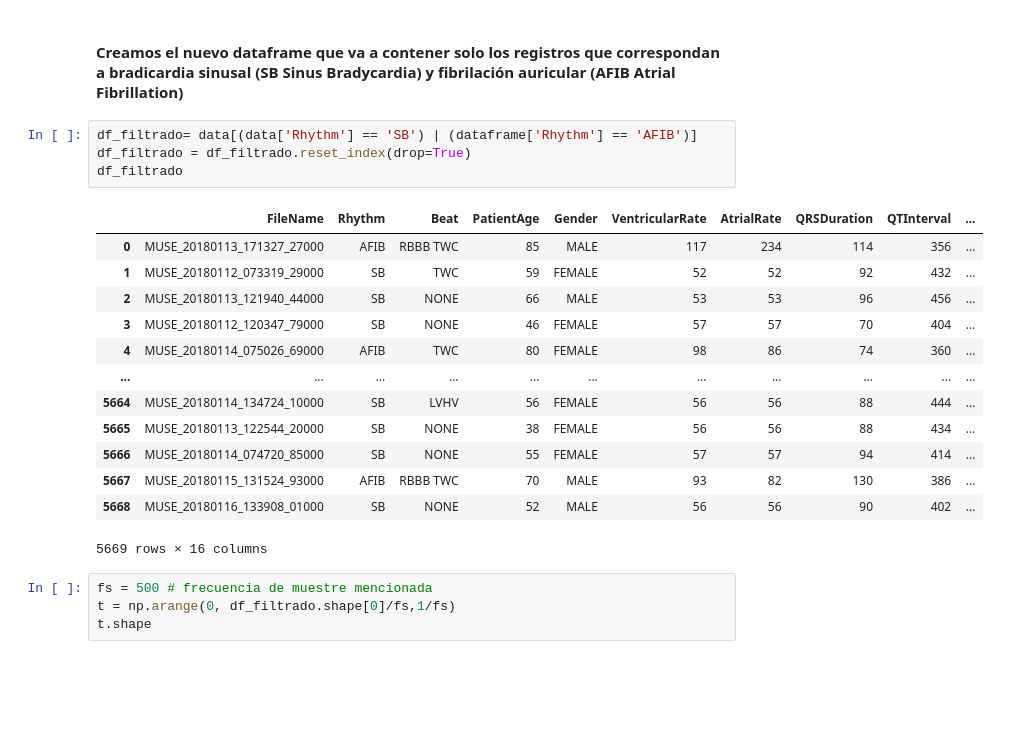
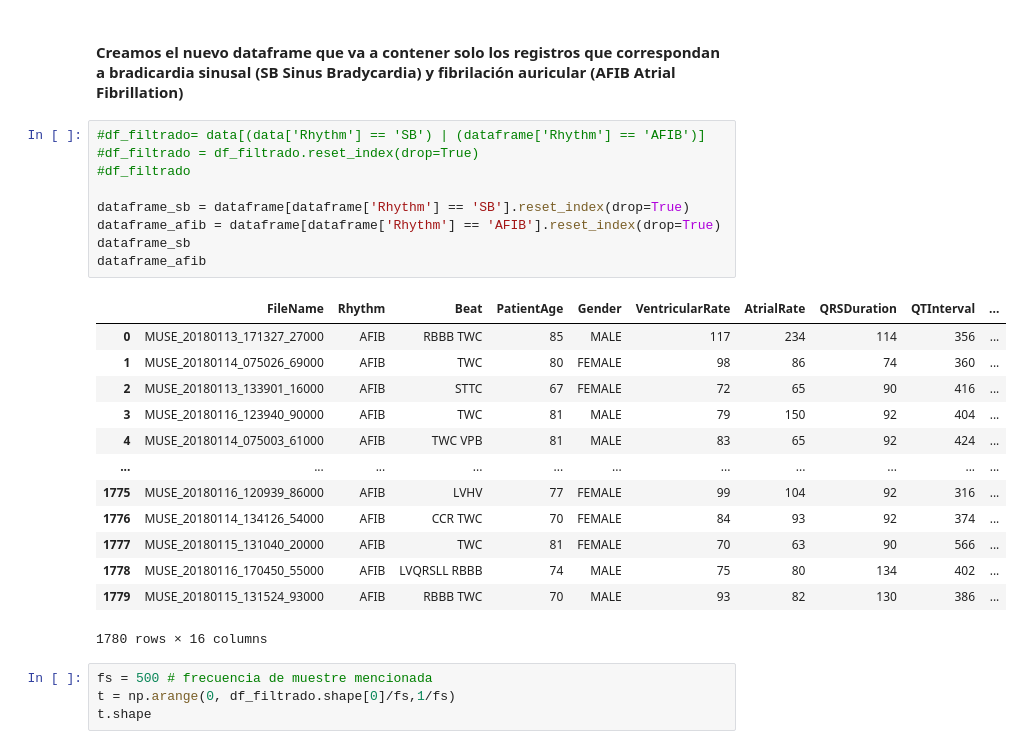
Before and after one commit to juandayo001/Biose-ales_20242, a Jupyter notebook: proyecto2biosenales.ipynb, the cells around one changed output. Cells and saved outputs as stored; diff of their text form; blank space fills up the shorter version.

```diff
--- a/proyecto2biosenales.ipynb
+++ b/proyecto2biosenales.ipynb
@@ -40,23 +40,28 @@ dataframe
 # %% [markdown]
 #### Creamos el nuevo dataframe que va a contener solo los registros que correspondan a bradicardia sinusal (SB Sinus Bradycardia) y fibrilación auricular (AFIB Atrial Fibrillation)
 # %%
-df_filtrado= data[(data['Rhythm'] == 'SB') | (dataframe['Rhythm'] == 'AFIB')]
-df_filtrado = df_filtrado.reset_index(drop=True)
-df_filtrado
+#df_filtrado= data[(data['Rhythm'] == 'SB') | (dataframe['Rhythm'] == 'AFIB')]
+#df_filtrado = df_filtrado.reset_index(drop=True)
+#df_filtrado
+
+dataframe_sb = dataframe[dataframe['Rhythm'] == 'SB'].reset_index(drop=True)
+dataframe_afib = dataframe[dataframe['Rhythm'] == 'AFIB'].reset_index(drop=True)
+dataframe_sb
+dataframe_afib
 # %% [output]
 |  | FileName | Rhythm | Beat | PatientAge | Gender | VentricularRate | AtrialRate | QRSDuration | QTInterval | ... |
 | 0 | MUSE_20180113_171327_27000 | AFIB | RBBB TWC | 85 | MALE | 117 | 234 | 114 | 356 | ... |
-| 1 | MUSE_20180112_073319_29000 | SB | TWC | 59 | FEMALE | 52 | 52 | 92 | 432 | ... |
-| 2 | MUSE_20180113_121940_44000 | SB | NONE | 66 | MALE | 53 | 53 | 96 | 456 | ... |
-| 3 | MUSE_20180112_120347_79000 | SB | NONE | 46 | FEMALE | 57 | 57 | 70 | 404 | ... |
-| 4 | MUSE_20180114_075026_69000 | AFIB | TWC | 80 | FEMALE | 98 | 86 | 74 | 360 | ... |
+| 1 | MUSE_20180114_075026_69000 | AFIB | TWC | 80 | FEMALE | 98 | 86 | 74 | 360 | ... |
+| 2 | MUSE_20180113_133901_16000 | AFIB | STTC | 67 | FEMALE | 72 | 65 | 90 | 416 | ... |
+| 3 | MUSE_20180116_123940_90000 | AFIB | TWC | 81 | MALE | 79 | 150 | 92 | 404 | ... |
+| 4 | MUSE_20180114_075003_61000 | AFIB | TWC VPB | 81 | MALE | 83 | 65 | 92 | 424 | ... |
 | ... | ... | ... | ... | ... | ... | ... | ... | ... | ... | ... |
-| 5664 | MUSE_20180114_134724_10000 | SB | LVHV | 56 | FEMALE | 56 | 56 | 88 | 444 | ... |
-| 5665 | MUSE_20180113_122544_20000 | SB | NONE | 38 | FEMALE | 56 | 56 | 88 | 434 | ... |
-| 5666 | MUSE_20180114_074720_85000 | SB | NONE | 55 | FEMALE | 57 | 57 | 94 | 414 | ... |
-| 5667 | MUSE_20180115_131524_93000 | AFIB | RBBB TWC | 70 | MALE | 93 | 82 | 130 | 386 | ... |
-| 5668 | MUSE_20180116_133908_01000 | SB | NONE | 52 | MALE | 56 | 56 | 90 | 402 | ... |
+| 1775 | MUSE_20180116_120939_86000 | AFIB | LVHV | 77 | FEMALE | 99 | 104 | 92 | 316 | ... |
+| 1776 | MUSE_20180114_134126_54000 | AFIB | CCR TWC | 70 | FEMALE | 84 | 93 | 92 | 374 | ... |
+| 1777 | MUSE_20180115_131040_20000 | AFIB | TWC | 81 | FEMALE | 70 | 63 | 90 | 566 | ... |
+| 1778 | MUSE_20180116_170450_55000 | AFIB | LVQRSLL RBBB | 74 | MALE | 75 | 80 | 134 | 402 | ... |
+| 1779 | MUSE_20180115_131524_93000 | AFIB | RBBB TWC | 70 | MALE | 93 | 82 | 130 | 386 | ... |
-5669 rows × 16 columns
+1780 rows × 16 columns
 # %%
 fs = 500 # frecuencia de muestre mencionada
 t = np.arange(0, df_filtrado.shape[0]/fs,1/fs)
```
Also changed, not shown: parts of 2 cells of this notebook.
